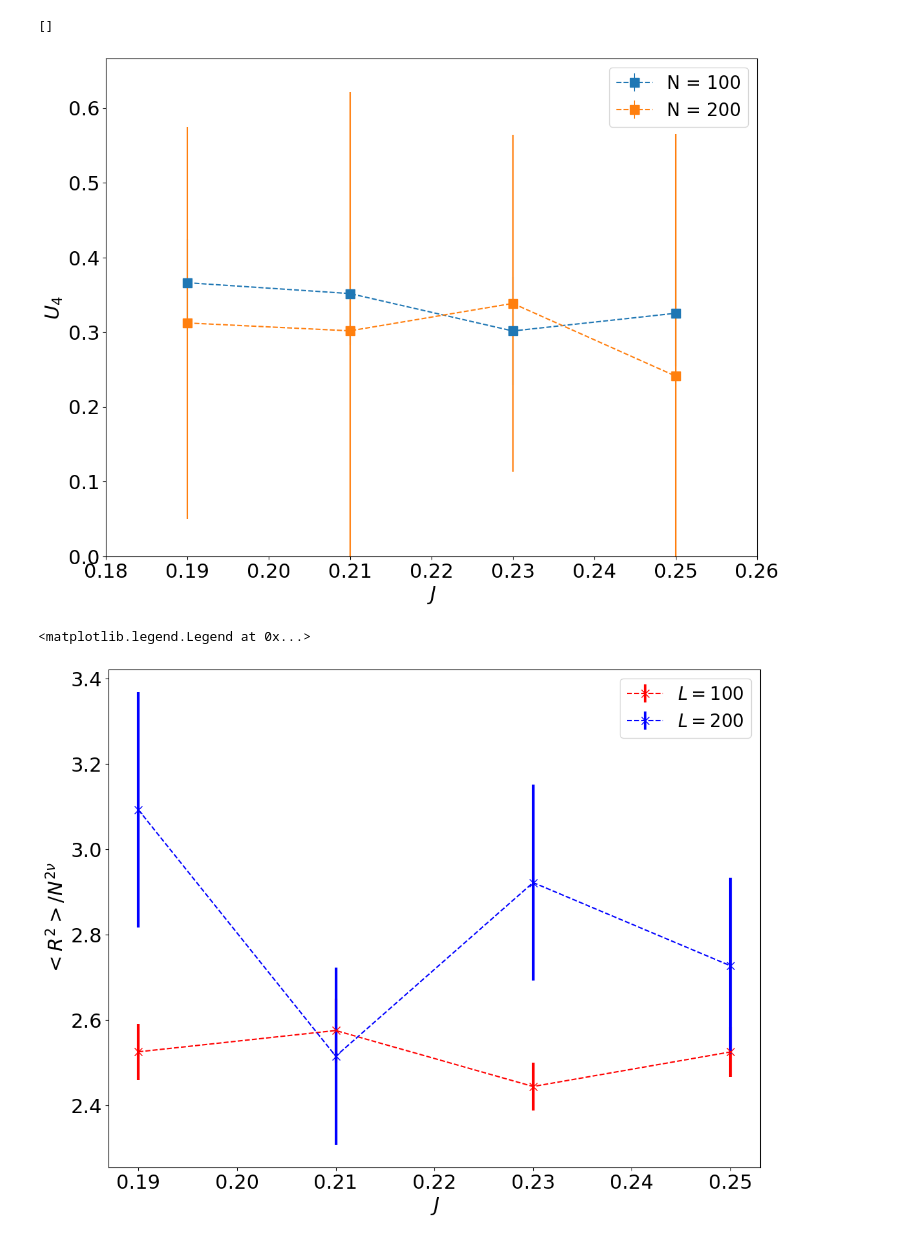
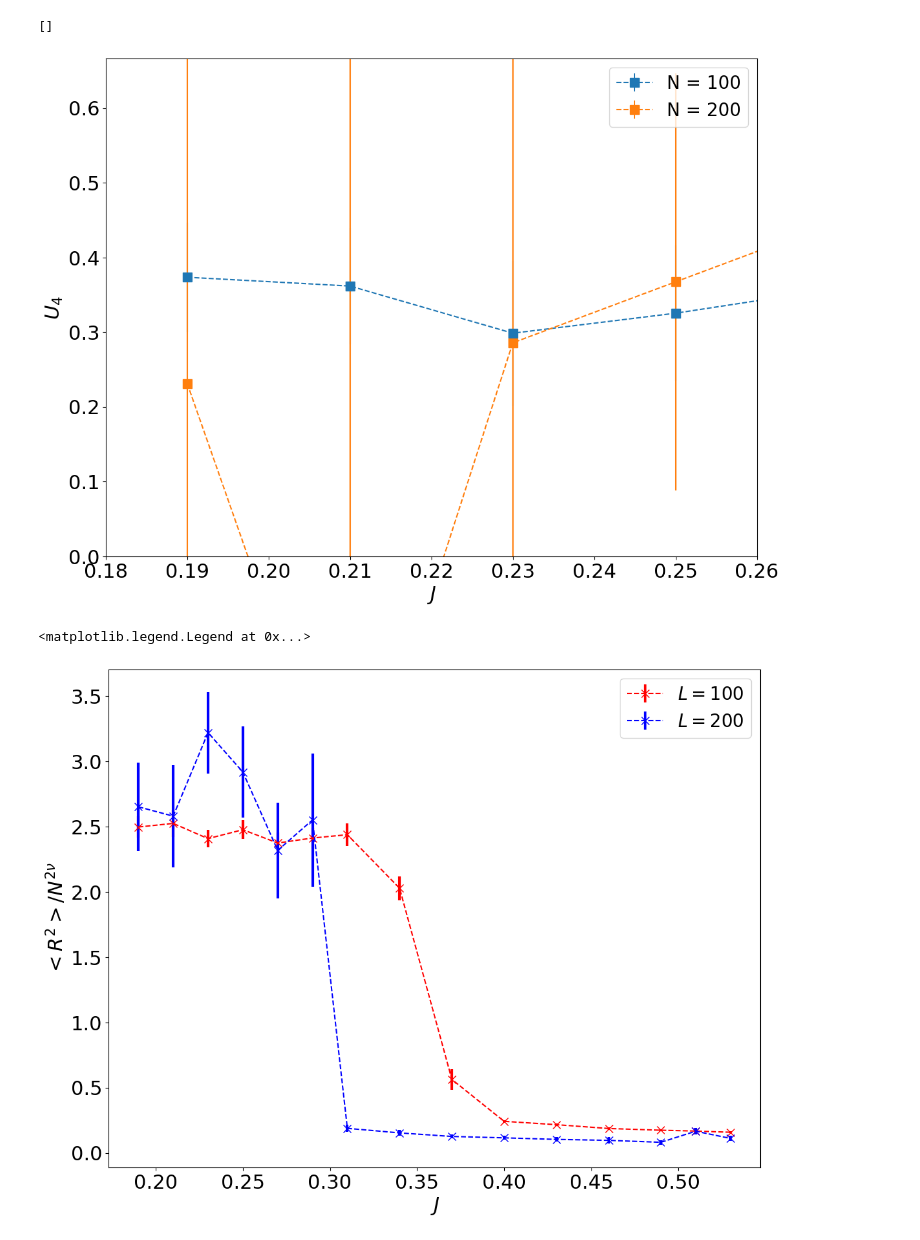
Before and after one commit to kamilla0503/Interaction-SAW-Models, a Jupyter notebook: data/TestMinumum.ipynb, the cells around one changed output. Cells and saved outputs as stored; diff of their text form; code cells hidden in the pictures.

```diff
--- a/data/TestMinumum.ipynb
+++ b/data/TestMinumum.ipynb
@@ -89,7 +89,7 @@ fig = plt.figure(figsize=(13, 10))
 ax = fig.add_subplot(111)
 
 pathlists = Path("../SaveBeforeOptimize_3D/").glob("*.out")
-pathlists = Path("XY_MC/Run_Start/3D_2/").glob("*.out")
+pathlists = Path("XY_MC/Run_Start/3D/").glob("*.out")
 pathlists = [str(pathlist) for pathlist in pathlists]
 dfs = [pd.read_csv(data, sep=" ", index_col=False).tail(1) for data in pathlists]
 df = pd.concat(dfs)
@@ -126,35 +126,35 @@ plt.xlim(0.18, 0.26)
 plt.ylim(0, 2/3)
 plt.savefig("images/EEshort_3D_U4_No1stordersigns.png", bbox_inches='tight')
 # %% [output]
-[figure, old version]
+[figure, new version]
 # %%
 color = ["red", "blue", "green", "orange", "purple", "cyan", "black"]
 fig = plt.figure(figsize=(13, 10))
 ax = fig.add_subplot(111)
 
 pathlists = Path("../SaveBeforeOptimize_3D/").glob("*.out")
-pathlists = Path("XY_MC/Run_Start/3D_2/").glob("*.out")
+pathlists = Path("XY_MC/Run_Start/3D/").glob("*.out")
 pathlists = [str(pathlist) for pathlist in pathlists]
 dfs = [pd.read_csv(data, sep = " ", index_col=False).tail(1) for data in pathlists]
 df = pd.concat(dfs)
 df = df.sort_values(by=["J"])
 i = 0
 nu = 1/2
 for L, grp in df.groupby("L"):
     if L > 200: continue
     plt.errorbar(grp['J'], grp['R2']/np.power(L, 2*nu),
                  yerr=grp['R2_std']/np.power(L, 2*nu), color=color[i], fillstyle='none',
                  fmt='x--', ms=8, elinewidth=3, label=r"$L=%s$" % L)
 
     i+=1
 
 
 plt.xlabel(r'$J$', fontsize = 22)
 plt.ylabel(r"$  <R^2>/N^{2 \nu} $ ", fontsize=22)
 plt.tick_params(axis='x', labelsize=22)
 plt.tick_params(axis='y', labelsize=22)
 
 plt.legend(fontsize=20)
 # %% [output]
 <matplotlib.legend.Legend at 0x...>
-[figure, old version]
+[figure, new version]
```
Also changed, not shown: 2 other files.
